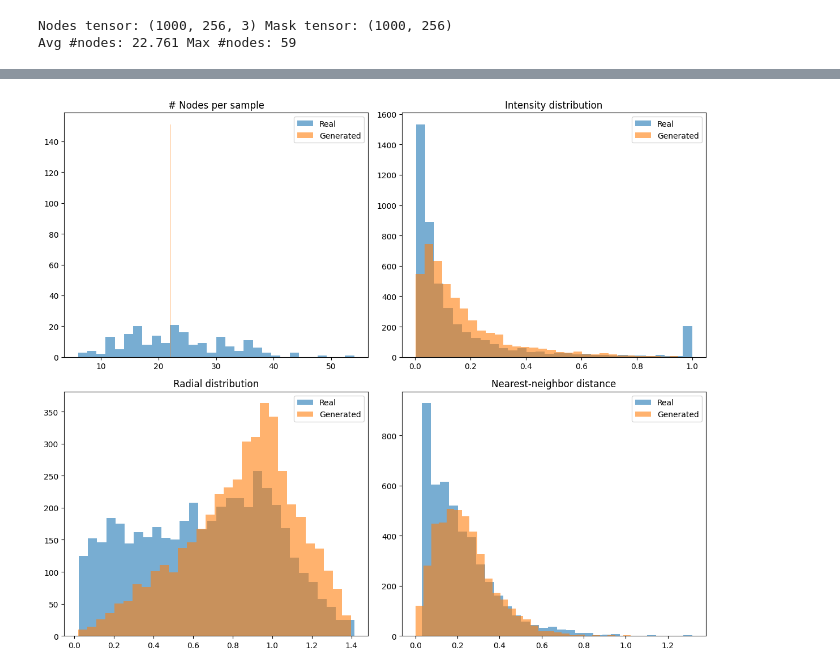
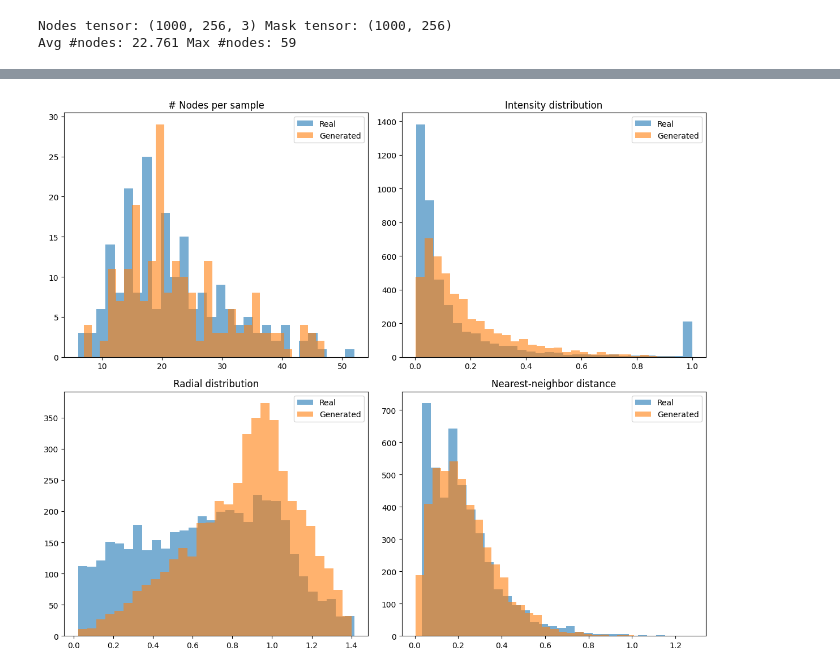
Before and after one commit to mashathepotato/GSoC-Quantum-Diffusion-Model, a Jupyter notebook: notebooks/quantum/conceptualization/jet_graphs.ipynb, the cells around one changed output, grey strips where cells are left out. Saved outputs shown, nothing was run; the diff lists cells and outputs as text; code cells hidden in the pictures.

Commit message:
Added node count

```diff
--- a/notebooks/quantum/conceptualization/jet_graphs.ipynb
+++ b/notebooks/quantum/conceptualization/jet_graphs.ipynb
@@ -301,24 +304,36 @@ def flow_sample(model, num_samples, steps=50, device="cpu", counts=None):
         x = apply_constraints(x)
     return x, counts
 
-def predict_mask(model, x_flat, counts):
+def predict_mask_logits(model, x_flat, counts):
     model.eval()
     with torch.no_grad():
         t0 = torch.zeros(x_flat.shape[0], 1, device=x_flat.device)
         _, mask_logits = model(x_flat, t0, counts)
         mask = torch.sigmoid(mask_logits)
-    return mask
+    return mask, mask_logits
 
 def unflatten_nodes(x_flat, K_max):
     return x_flat.view(-1, K_max, 3)
 
-def plot_generated_nodes(ax, nodes, mask=None, cmap="viridis"):
+def plot_generated_nodes(ax, nodes, mask=None, mask_logits=None, count=None, cmap="viridis"):
     # nodes: (K,3) with x,y in [-1,1], log-intensity in (−inf, 0]
     xs = nodes[:, 0]
     ys = nodes[:, 1]
     intens = torch.exp(nodes[:, 2])
 
-    if mask is not None:
+    if count is not None and mask_logits is not None:
+        k = max(1, int(round(float(count) * K_max)))
+        topk = torch.topk(mask_logits, k=k, dim=0).indices
+        keep = torch.zeros_like(mask_logits, dtype=torch.bool)
+        keep[topk] = True
+        xs = xs[keep]
+        ys = ys[keep]
+        intens = intens[keep]
+    elif mask is not None:
+        keep = mask > 0.5
+        xs = xs[keep]
+        ys = ys[keep]
+        intens = intens[keep]
         keep = mask > 0.5
         xs = xs[keep]
         ys = ys[keep]
@@ -343,7 +358,7 @@ def plot_generated_nodes(ax, nodes, mask=None, cmap="viridis"):
 
 num_gen = 3
 gen_flat, gen_counts = flow_sample(model, num_gen, steps=50, device=device)
-gen_mask = predict_mask(model, gen_flat, gen_counts)
+gen_mask, gen_mask_logits = predict_mask_logits(model, gen_flat, gen_counts)
 gen_nodes = unflatten_nodes(gen_flat, K_max)
 
 fig, axes = plt.subplots(1, num_gen, figsize=(4 * num_gen, 4))
@@ -351,7 +366,7 @@ if num_gen == 1:
     axes = [axes]
 
 for i in range(num_gen):
-    plot_generated_nodes(axes[i], gen_nodes[i], mask=gen_mask[i])
+    plot_generated_nodes(axes[i], gen_nodes[i], mask=gen_mask[i], mask_logits=gen_mask_logits[i], count=gen_counts[i])
     axes[i].set_title(f"Generated nodes {i}")
 
 plt.tight_layout()
@@ -372,7 +387,7 @@ for i in range(num_real):
     axes[0, i].set_title(f"Real nodes {real_idx[i]}\n#nodes={n_nodes}")
 
     # generated
-    plot_generated_nodes(axes[1, i], gen_nodes[i], mask=gen_mask[i])
+    plot_generated_nodes(axes[1, i], gen_nodes[i], mask=gen_mask[i], mask_logits=gen_mask_logits[i], count=gen_counts[i])
     axes[1, i].set_title(f"Generated nodes {i}")
 
 plt.tight_layout()
@@ -397,11 +412,17 @@ def nodes_from_real_sample(idx, energy_quantile=0.995):
     ys = 2.0 * ys - 1.0
     return np.stack([xs, ys, intens], axis=1)
 
-def nodes_from_generated(gen_nodes_i, gen_mask_i):
+def nodes_from_generated(gen_nodes_i, gen_mask_i, gen_mask_logits_i, count):
     # gen_nodes_i: (K,3) in [-1,1] with log-intensity
     nodes = gen_nodes_i.detach().cpu().numpy()
-    mask = (gen_mask_i.detach().cpu().numpy() > 0.5)
-    nodes = nodes[mask]
+    if gen_mask_logits_i is not None:
+        k = max(1, int(round(float(count) * K_max)))
+        topk = torch.topk(gen_mask_logits_i, k=k, dim=0).indices
+        keep = np.zeros((K_max,), dtype=bool)
+        keep[topk.cpu().numpy()] = True
+    else:
+        keep = (gen_mask_i.detach().cpu().numpy() > 0.5)
+    nodes = nodes[keep]
     if nodes.size == 0:
         return nodes
     nodes[:, 2] = np.exp(nodes[:, 2])
@@ -431,9 +452,9 @@ real_idx = np.random.choice(data_X.shape[0], size=num_eval, replace=False)
 real_nodes_list = [nodes_from_real_sample(i, energy_quantile=energy_quantile) for i in real_idx]
 
 gen_flat, gen_counts = flow_sample(model, num_eval, steps=50, device=device)
-gen_mask = predict_mask(model, gen_flat, gen_counts)
+gen_mask, gen_mask_logits = predict_mask_logits(model, gen_flat, gen_counts)
 gen_nodes = unflatten_nodes(gen_flat, K_max)
-gen_nodes_list = [nodes_from_generated(gen_nodes[i], gen_mask[i]) for i in range(num_eval)]
+gen_nodes_list = [nodes_from_generated(gen_nodes[i], gen_mask[i], gen_mask_logits[i], gen_counts[i]) for i in range(num_eval)]
 
 # 1) Node count distribution
 real_counts = np.array([n.shape[0] for n in real_nodes_list])
@@ -449,31 +470,31 @@ gen_r = np.concatenate([radial_dist(n) for n in gen_nodes_list if n.shape[0] > 0
 
 # 4) Nearest-neighbor distances
 real_nn = np.concatenate([nearest_neighbor_dist(n) for n in real_nodes_list if n.shape[0] > 1])
 gen_nn = np.concatenate([nearest_neighbor_dist(n) for n in gen_nodes_list if n.shape[0] > 1])
 
 fig, axes = plt.subplots(2, 2, figsize=(12, 10))
 
 axes[0, 0].hist(real_counts, bins=30, alpha=0.6, label="Real")
 axes[0, 0].hist(gen_counts, bins=30, alpha=0.6, label="Generated")
 axes[0, 0].set_title("# Nodes per sample")
 axes[0, 0].legend()
 
 axes[0, 1].hist(real_intens, bins=30, alpha=0.6, label="Real")
 axes[0, 1].hist(gen_intens, bins=30, alpha=0.6, label="Generated")
 axes[0, 1].set_title("Intensity distribution")
 axes[0, 1].legend()
 
 axes[1, 0].hist(real_r, bins=30, alpha=0.6, label="Real")
 axes[1, 0].hist(gen_r, bins=30, alpha=0.6, label="Generated")
 axes[1, 0].set_title("Radial distribution")
 axes[1, 0].legend()
 
 axes[1, 1].hist(real_nn, bins=30, alpha=0.6, label="Real")
 axes[1, 1].hist(gen_nn, bins=30, alpha=0.6, label="Generated")
 axes[1, 1].set_title("Nearest-neighbor distance")
 axes[1, 1].legend()
 
 plt.tight_layout()
 plt.show()
 # %% [output]
-[figure, old version]
+[figure, new version]
```
Also changed, not shown: parts of 2 cells of this notebook.
